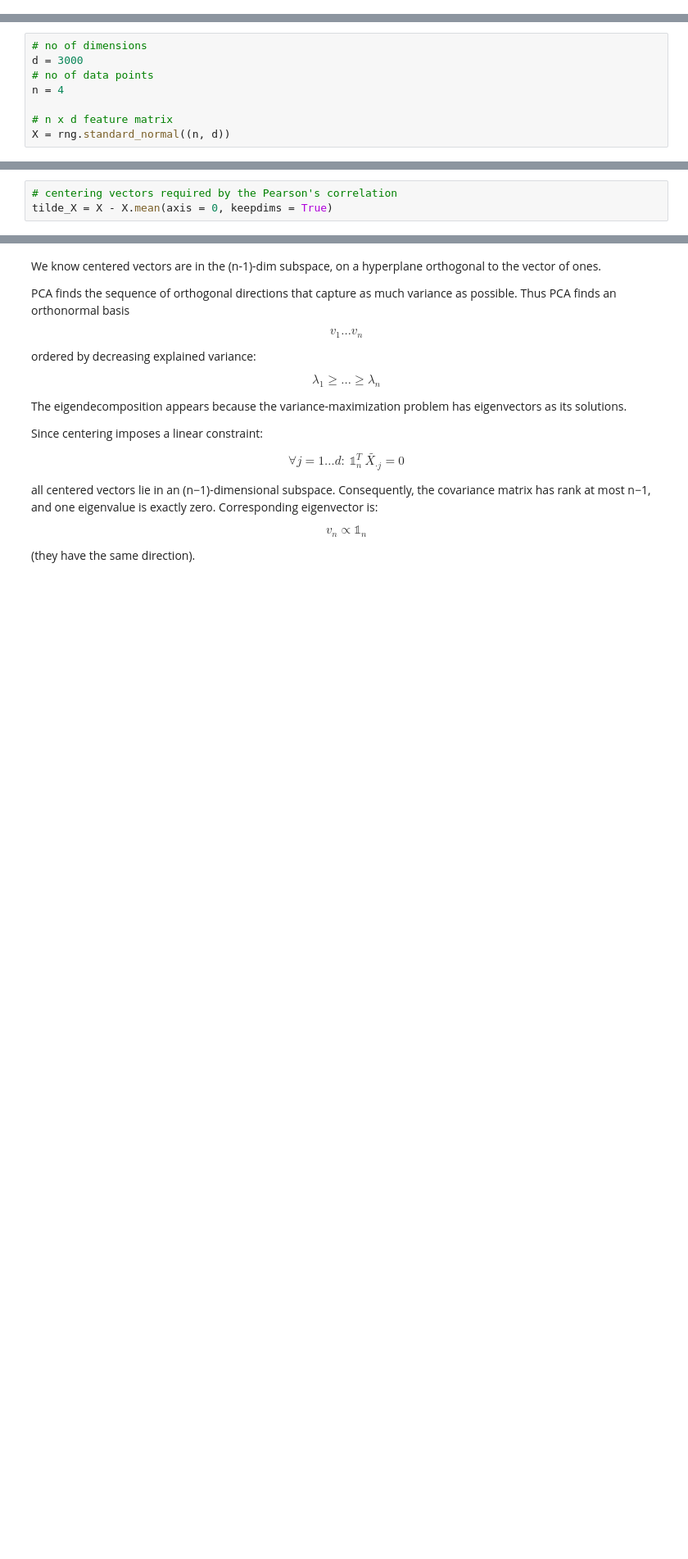
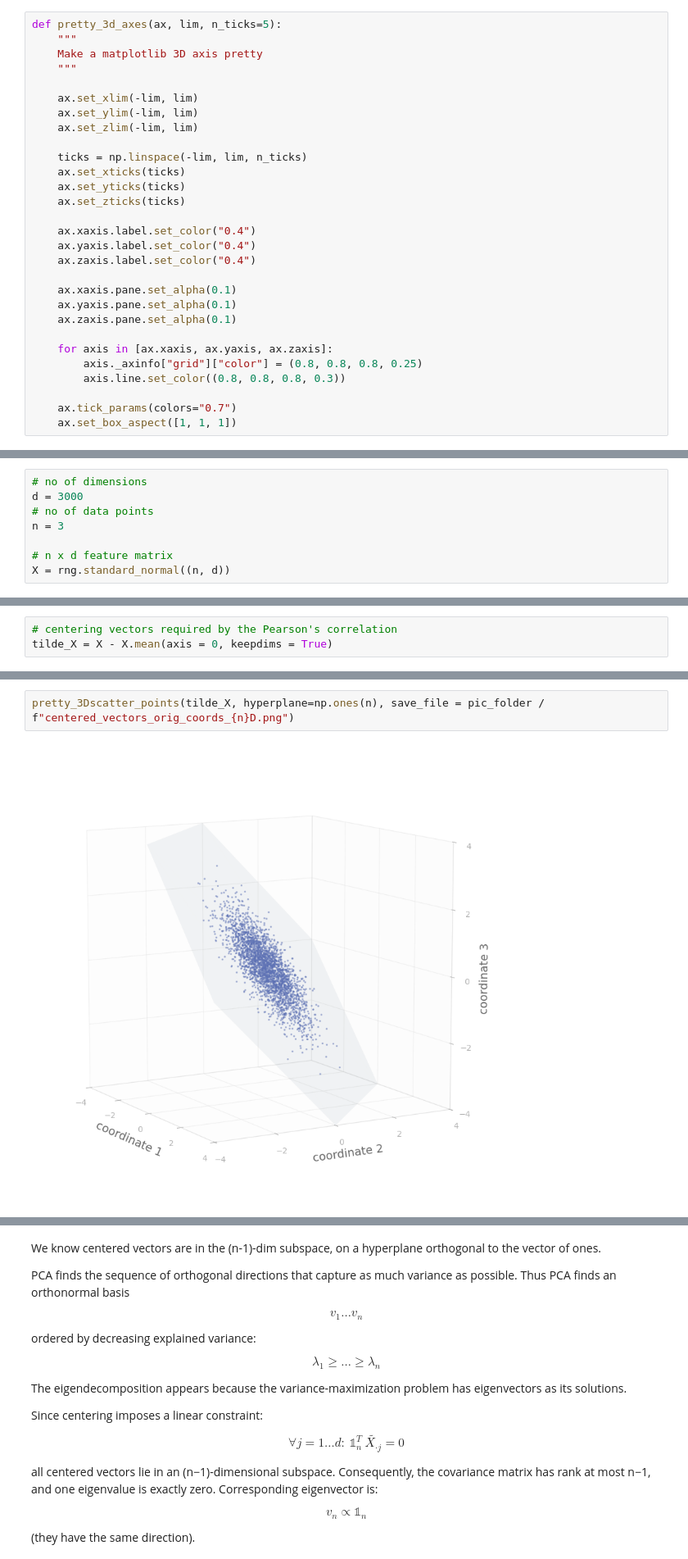
Before and after one commit to reebme/financial-attitudes-clustering, a Jupyter notebook: Notebooks/05_correlation_exploration.ipynb, the cells around one changed output, grey strips where cells are left out. Shown at 82% size. Saved outputs shown, nothing was run; the diff lists cells and outputs as text; blank space fills up the shorter version.

```diff
--- a/Notebooks/05_correlation_exploration.ipynb
+++ b/Notebooks/05_correlation_exploration.ipynb
@@ -25,0 +145,29 @@ sql_folder = "../Sql/"
+# %%
+def pretty_3d_axes(ax, lim, n_ticks=5):
+    """
+    Make a matplotlib 3D axis pretty
+    """
+
+    ax.set_xlim(-lim, lim)
+    ax.set_ylim(-lim, lim)
+    ax.set_zlim(-lim, lim)
+
+    ticks = np.linspace(-lim, lim, n_ticks)
+    ax.set_xticks(ticks)
+    ax.set_yticks(ticks)
+    ax.set_zticks(ticks)
+
+    ax.xaxis.label.set_color("0.4")
+    ax.yaxis.label.set_color("0.4")
+    ax.zaxis.label.set_color("0.4")
+
+    ax.xaxis.pane.set_alpha(0.1)
+    ax.yaxis.pane.set_alpha(0.1)
+    ax.zaxis.pane.set_alpha(0.1)
+
+    for axis in [ax.xaxis, ax.yaxis, ax.zaxis]:
+        axis._axinfo["grid"]["color"] = (0.8, 0.8, 0.8, 0.25)
+        axis.line.set_color((0.8, 0.8, 0.8, 0.3))
+
+    ax.tick_params(colors="0.7")
+    ax.set_box_aspect([1, 1, 1])
@@ -29,7 +228,7 @@ rng = np.random.default_rng()
 # no of dimensions
 d = 3000
 # no of data points
-n = 4
+n = 3
 
 # n x d feature matrix
 X = rng.standard_normal((n, d))
@@ -81,0 +283,4 @@ tilde_X = X - X.mean(axis = 0, keepdims = True)
+# %%
+pretty_3Dscatter_points(tilde_X, hyperplane=np.ones(n), save_file = pic_folder / f"centered_vectors_orig_coords_{n}D.png")
+# %% [output]
+[figure, added]
```
Also changed, not shown: parts of 24 cells of this notebook.
